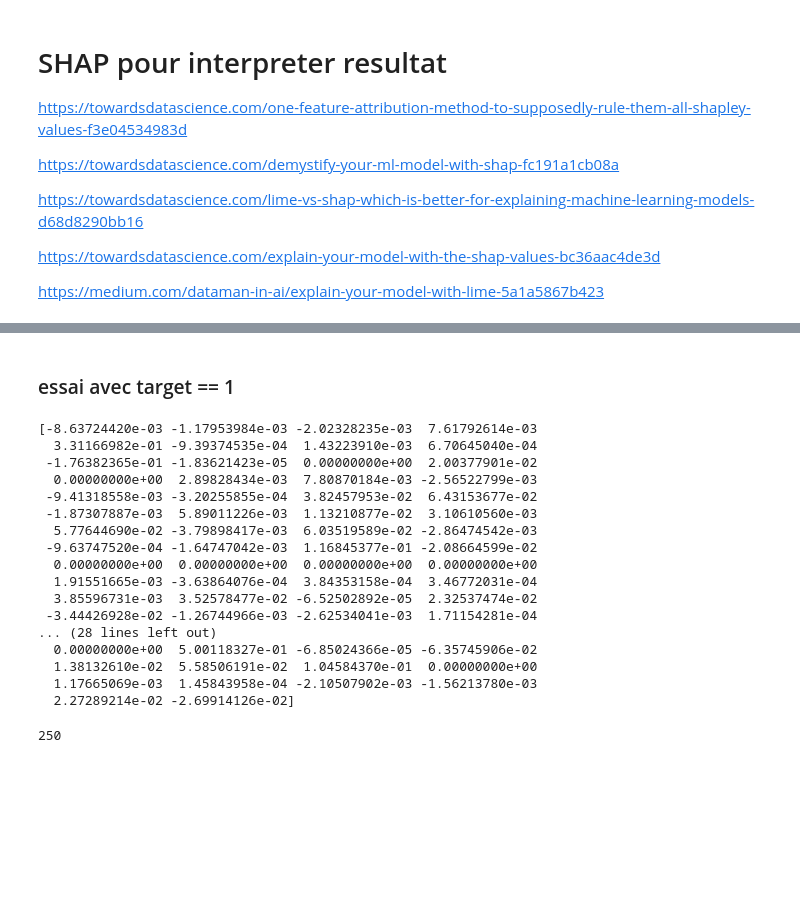
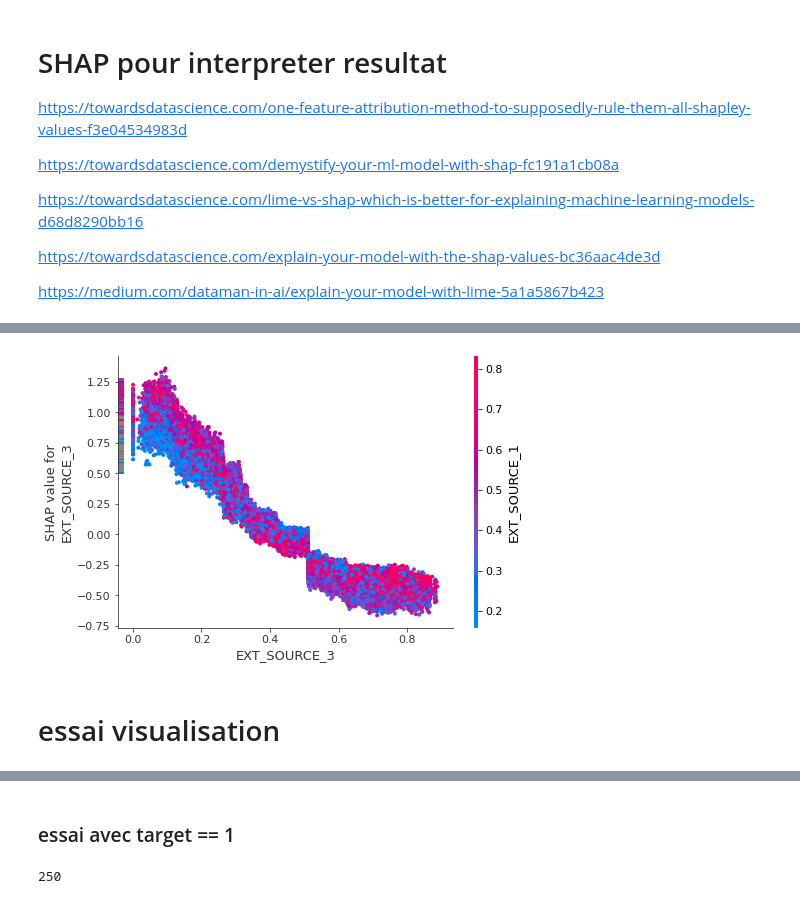
Before and after one commit to eleplanois/openClassRoomP7, a Jupyter notebook: 03 postmodel SHAPLEY.ipynb, the cells around one changed output, grey strips where cells are left out. Saved outputs shown, nothing was run; the diff lists cells and outputs as text; code cells hidden in the pictures; blank space fills up the shorter version.

```diff
--- a/03 postmodel SHAPLEY.ipynb
+++ b/03 postmodel SHAPLEY.ipynb
@@ -89,3 +75,11 @@ explainer_shap.expected_value[1]
+# %%
+import shap
+# make plot.
+shap.dependence_plot('EXT_SOURCE_3', shap_values_lgb_df[1], df)
+# %% [output]
+[figure, added]
+# %% [markdown]
+# essai visualisation
 # %%
 index1500 = [i for i in range(0,1500)]
 # %%
@@ -103,27 +97,6 @@ pd.DataFrame(shap_values_lgb[1]).to_csv('feats_sample_shap_values_lgb.csv')
 ### essai avec target == 1
 # %%
 d_feats = pd.read_csv('feats_sample_shap_values_lgb.csv', index_col=0)
-# %%
-#print(shap_values_lgb[1][i])
-print(d_feats.loc[i].values)
-# %% [output]
-[-8.63724420e-03 -1.17953984e-03 -2.02328235e-03  7.61792614e-03
-  3.31166982e-01 -9.39374535e-04  1.43223910e-03  6.70645040e-04
- -1.76382365e-01 -1.83621423e-05  0.00000000e+00  2.00377901e-02
-  0.00000000e+00  2.89828434e-03  7.80870184e-03 -2.56522799e-03
- -9.41318558e-03 -3.20255855e-04  3.82457953e-02  6.43153677e-02
- -1.87307887e-03  5.89011226e-03  1.13210877e-02  3.10610560e-03
-  5.77644690e-02 -3.79898417e-03  6.03519589e-02 -2.86474542e-03
- -9.63747520e-04 -1.64747042e-03  1.16845377e-01 -2.08664599e-02
-  0.00000000e+00  0.00000000e+00  0.00000000e+00  0.00000000e+00
-  1.91551665e-03 -3.63864076e-04  3.84353158e-04  3.46772031e-04
-  3.85596731e-03  3.52578477e-02 -6.52502892e-05  2.32537474e-02
- -3.44426928e-02 -1.26744966e-03 -2.62534041e-03  1.71154281e-04
-... (28 lines left out)
-  0.00000000e+00  5.00118327e-01 -6.85024366e-05 -6.35745906e-02
-  1.38132610e-02  5.58506191e-02  1.04584370e-01  0.00000000e+00
-  1.17665069e-03  1.45843958e-04 -2.10507902e-03 -1.56213780e-03
-  2.27289214e-02 -2.69914126e-02]
 # %%
 i=df_sample[df_sample.SK_ID_CURR==100558].index.values[0]
 print(i)
```
Also changed, not shown: parts of 16 cells of this notebook, 4 other files.
